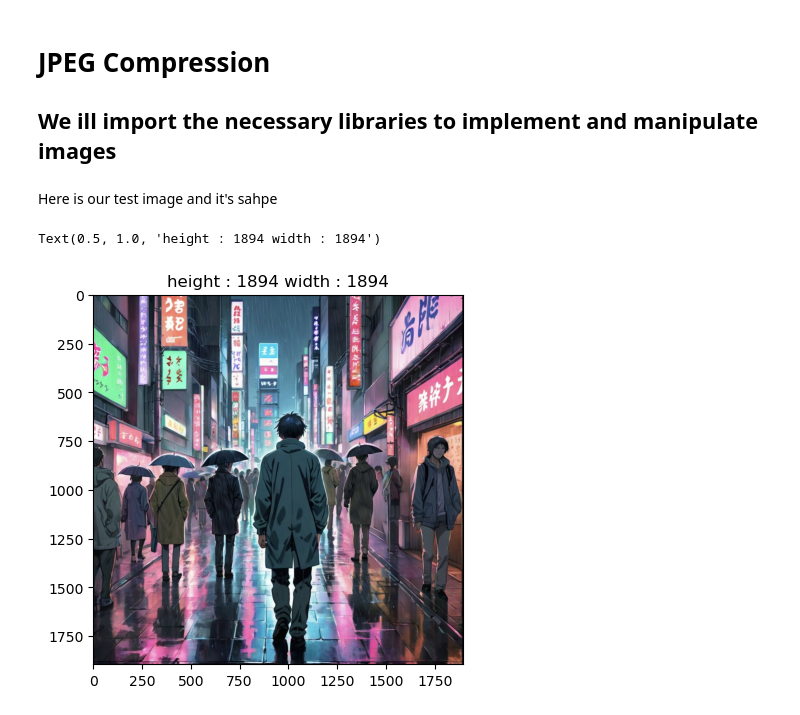
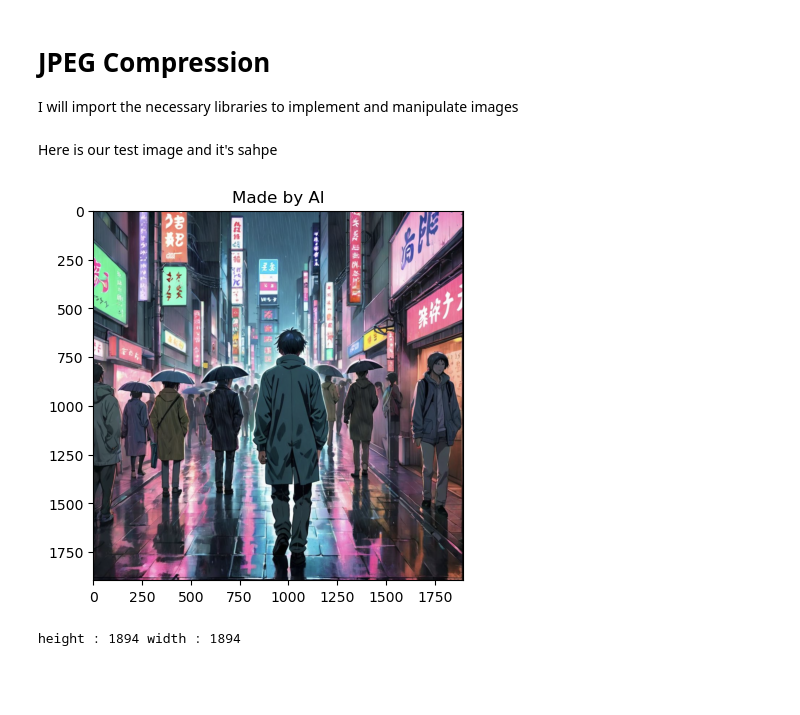
Before and after one commit to MrKerim/JPEG-Compression, a Jupyter notebook: jpeg_procces.ipynb, the cells around one changed output. Saved outputs shown, nothing was run; the diff lists cells and outputs as text; code cells hidden in the pictures; blank space fills up the shorter version.

```diff
--- a/jpeg_procces.ipynb
+++ b/jpeg_procces.ipynb
@@ -1,6 +1,6 @@
 # %% [markdown]
 # JPEG Compression
-## We ill import the necessary libraries to implement and manipulate images
+ I will import the necessary libraries to implement and manipulate images
 # %%
 import matplotlib.pyplot as plt
 # %% [markdown]
@@ -8,8 +8,10 @@ Here is our test image and it's sahpe
 # %%
 img = plt.imread("test.png")
 H,W = img.shape[0],img.shape[1]
 plt.imshow(img)
-plt.title("height : "+str(H)+" width : "+str(W))
+plt.title("Made by AI")
+plt.show()
+print("height : "+str(H)+" width : "+str(W))
 # %% [output]
+[figure, new version]
-Text(0.5, 1.0, 'height : 1894 width : 1894')
+height : 1894 width : 1894
-[figure, old version]
```
Also changed, not shown: parts of 2 cells of this notebook.
